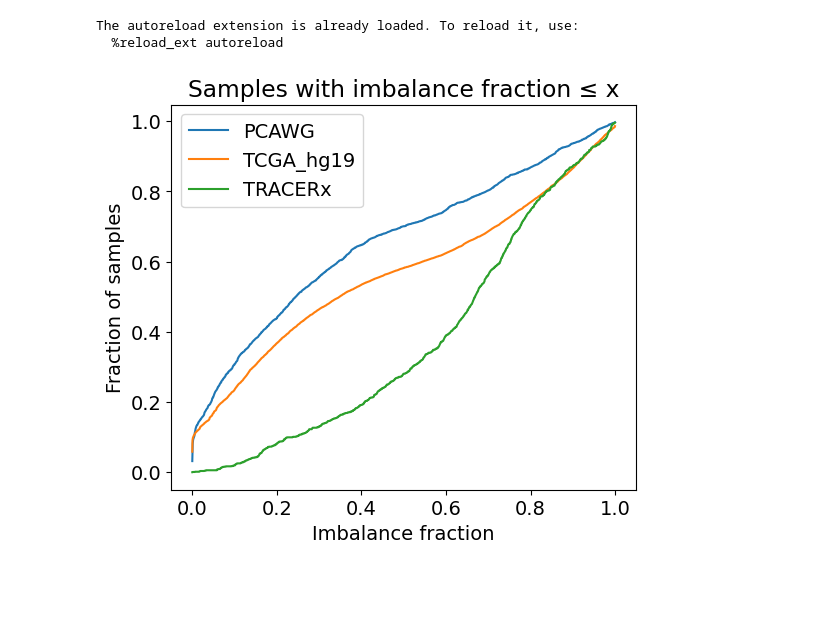
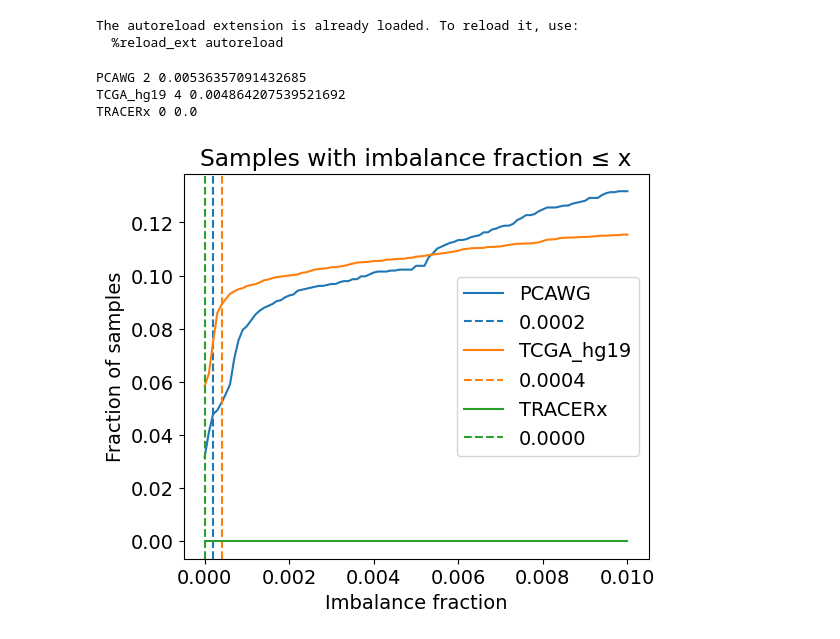
Before and after one commit to ICCB-Cologne/CNSistent, a Jupyter notebook: notebooks/analyze/analyze_cutoffs.ipynb, the cells around one changed output. Drawn from its saved outputs; the diff is of its cells as text; code cells hidden in the pictures; blank space fills up the shorter version.

```diff
--- a/notebooks/analyze/analyze_cutoffs.ipynb
+++ b/notebooks/analyze/analyze_cutoffs.ipynb
@@ -29,10 +28,56 @@ for k, v in data.items():
+# %%
+sample_count = {}
+sample_cutoffs = {}
+feature = "ane_total_cn_frac_aut"
+max_val = 0.01
+for k, v in data.items():
+    sample_cutoffs[k], sample_count[k] = count_below_lim(v.samples[feature], max=max_val, steps=100)
+# %%
+def find_knee(y, convex=True, dist=1):
+	dy = np.diff(y)
+
+	for i in range(dist):
+		# insert fist value at the beginning of the array dist times
+		dy = np.insert(dy, 0, dy[0])
+		# insert last value at the end of the array dist times
+		dy = np.append(dy, dy[-1])
+
+	# print(list(dy[:10]))
+
+	# calculate the difference between slopes on the left and right side of each point
+	ddy_abs = []
+	for i in range(len(y)):
+		left = np.mean(dy[i:i+dist])
+		right = np.mean(dy[i+dist:i+dist*2])
+		if convex:
+			diff = np.max(left - right, 0)
+		else:
+			diff = np.max(right - left, 0)
+		# print(i, left, right, diff)
+		ddy_abs.append(diff)
+
+	# print(ddy_abs[:10])
+
+	# find the index and value of the max element in ddy_abs
+	max_index = np.argmax(ddy_abs)
+	max_value = ddy_abs[max_index]
+
+	return max_index, max_value
 # %%
 for k, v in sample_count.items():
-    plt.plot(cutoff, v, label=k)
+    plt.plot(sample_cutoffs[k], v, label=k, color=data[k].color)
+    knee_point, knee_value = find_knee(v, convex=True, dist=10)
+    print(k, knee_point, knee_value)
+    x_pos = sample_cutoffs[k][knee_point]
+    plt.axvline(x_pos, color=data[k].color, linestyle="--", label=f"{x_pos:.4f}")
+
 plt.xlabel("Imbalance fraction")
 plt.ylabel("Fraction of samples")
 plt.legend()
 plt.title(f"Samples with imbalance fraction ≤ x")
 plt.savefig(f"{img_path}/fig_samples_imbalance_fraction_full{file_type}", bbox_inches="tight")
 # %% [output]
+PCAWG 2 0.00536357091432685
+TCGA_hg19 4 0.004864207539521692
+TRACERx 0 0.0
-[figure, old version]
+[figure, new version]
```
Also changed, not shown: parts of 11 cells of this notebook, 1 other file.
